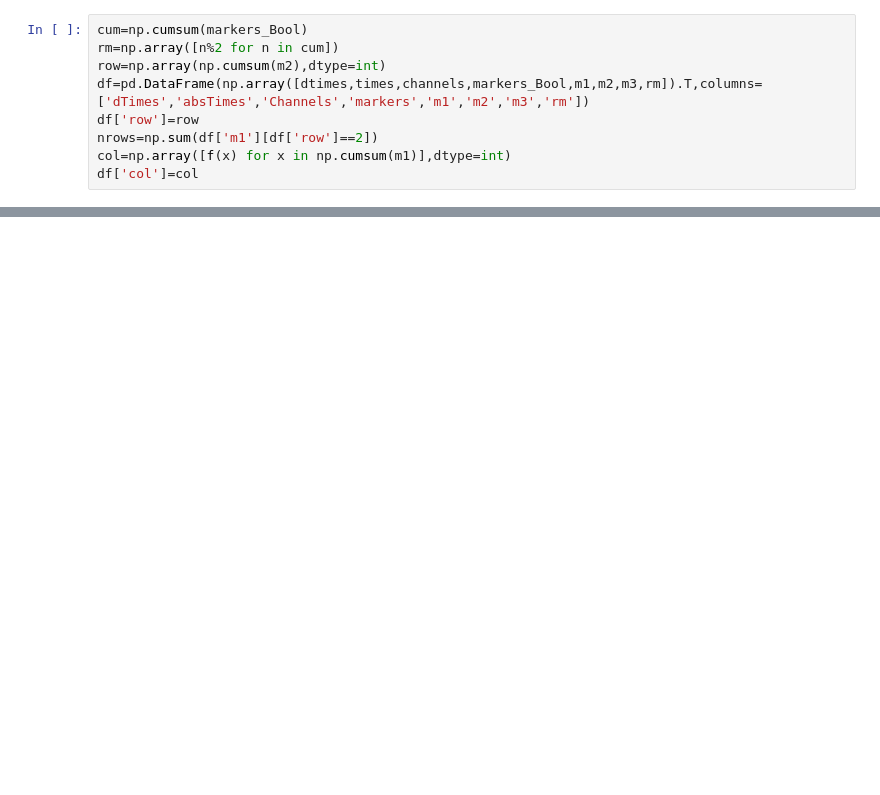
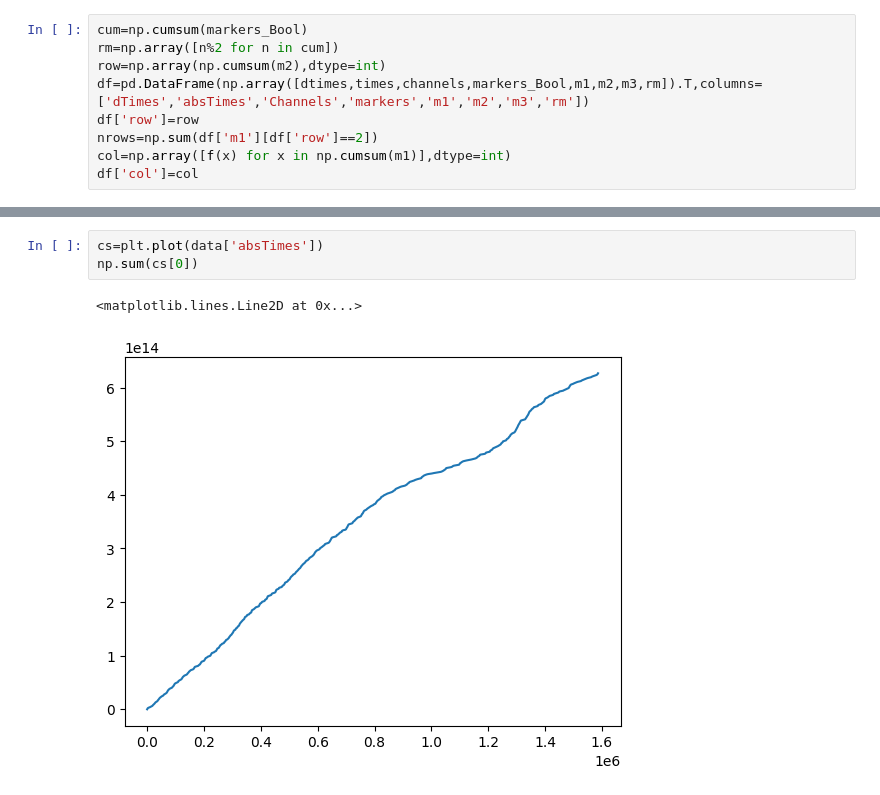
Before and after one commit to MikelElorza/Data-analysis, a Jupyter notebook: Narrow field/Imaging/Imaging_with_markers.ipynb, the cells around one changed output, grey strips where cells are left out. Saved outputs shown, nothing was run; the diff lists cells and outputs as text; blank space fills up the shorter version.

```diff
--- a/Narrow field/Imaging/Imaging_with_markers.ipynb
+++ b/Narrow field/Imaging/Imaging_with_markers.ipynb
@@ -85,0 +104,6 @@ plt.imshow(M)
+# %%
+cs=plt.plot(data['absTimes'])
+np.sum(cs[0])
+# %% [output]
+<matplotlib.lines.Line2D at 0x...>
+[figure, added]
```
Also changed, not shown: parts of 12 cells of this notebook.
